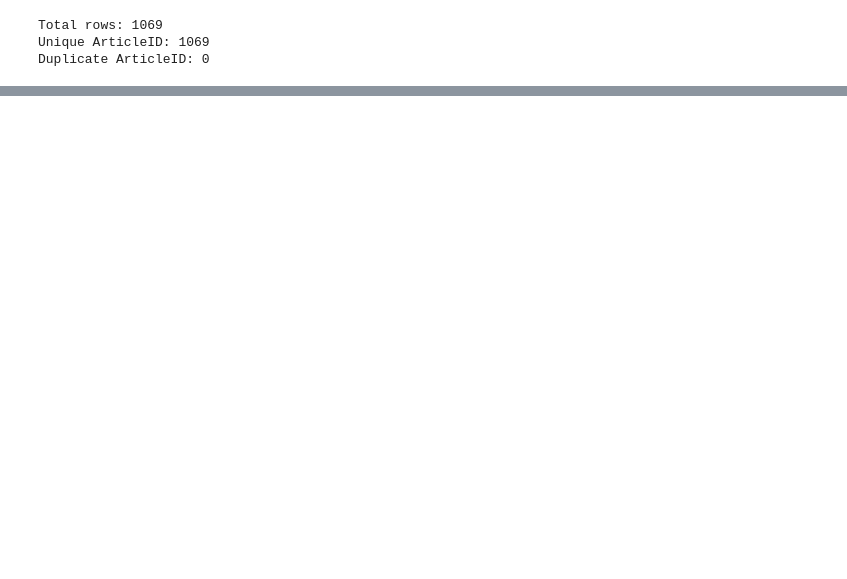
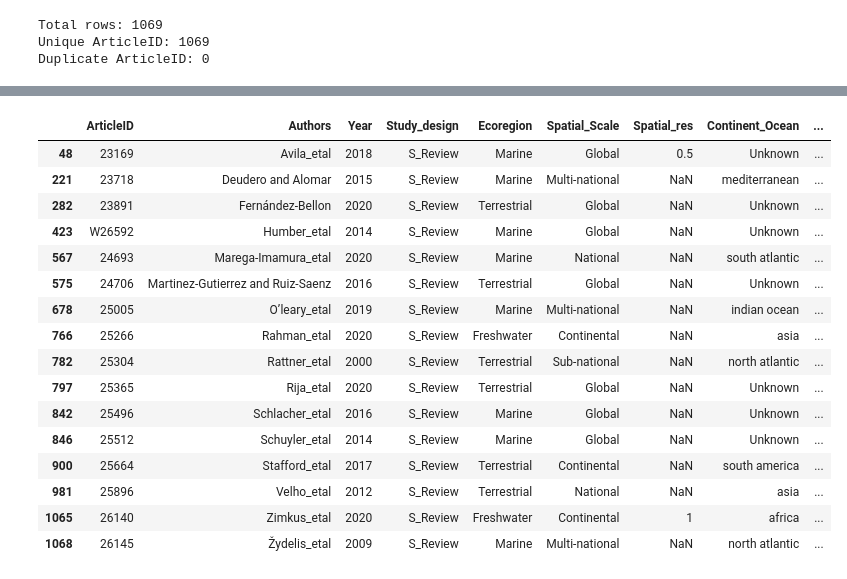
Before and after one commit to Biodiversity-Literature-Dashboard/Main_Repository, a Jupyter notebook: notebooks/data_exploration.ipynb, the cells around one changed output, grey strips where cells are left out. Saved outputs shown, nothing was run; the diff lists cells and outputs as text; code cells hidden in the pictures; blank space fills up the shorter version.

Commit message:
feat: table tooltips, filter, layout, notebook

```diff
--- a/notebooks/data_exploration.ipynb
+++ b/notebooks/data_exploration.ipynb
@@ -469,0 +517,20 @@ Duplicate ArticleID: 0
+# %%
+df_ridley[df_ridley['Study_design'] == 'S_Review']
+# %% [output]
+|  | ArticleID | Authors | Year | Study_design | Ecoregion | Spatial_Scale | Spatial_res | Continent_Ocean | ... |
+| 48 | 23169 | Avila_etal | 2018 | S_Review | Marine | Global | 0.5 | Unknown | ... |
+| 221 | 23718 | Deudero and Alomar | 2015 | S_Review | Marine | Multi-national | NaN | mediterranean | ... |
+| 282 | 23891 | Fernández-Bellon | 2020 | S_Review | Terrestrial | Global | NaN | Unknown | ... |
+| 423 | W26592 | Humber_etal | 2014 | S_Review | Marine | Global | NaN | Unknown | ... |
+| 567 | 24693 | Marega-Imamura_etal | 2020 | S_Review | Marine | National | NaN | south atlantic | ... |
+| 575 | 24706 | Martinez-Gutierrez and Ruiz-Saenz | 2016 | S_Review | Terrestrial | Global | NaN | Unknown | ... |
+| 678 | 25005 | O’leary_etal | 2019 | S_Review | Marine | Multi-national | NaN | indian ocean | ... |
+| 766 | 25266 | Rahman_etal | 2020 | S_Review | Freshwater | Continental | NaN | asia | ... |
+| 782 | 25304 | Rattner_etal | 2000 | S_Review | Terrestrial | Sub-national | NaN | north atlantic | ... |
+| 797 | 25365 | Rija_etal | 2020 | S_Review | Terrestrial | Global | NaN | Unknown | ... |
+| 842 | 25496 | Schlacher_etal | 2016 | S_Review | Marine | Global | NaN | Unknown | ... |
+| 846 | 25512 | Schuyler_etal | 2014 | S_Review | Marine | Global | NaN | Unknown | ... |
+| 900 | 25664 | Stafford_etal | 2017 | S_Review | Terrestrial | Continental | NaN | south america | ... |
+| 981 | 25896 | Velho_etal | 2012 | S_Review | Terrestrial | National | NaN | asia | ... |
+| 1065 | 26140 | Zimkus_etal | 2020 | S_Review | Freshwater | Continental | 1 | africa | ... |
+| 1068 | 26145 | Žydelis_etal | 2009 | S_Review | Marine | Multi-national | NaN | north atlantic | ... |
```
Also changed, not shown: parts of 3 cells of this notebook, 4 other files.
